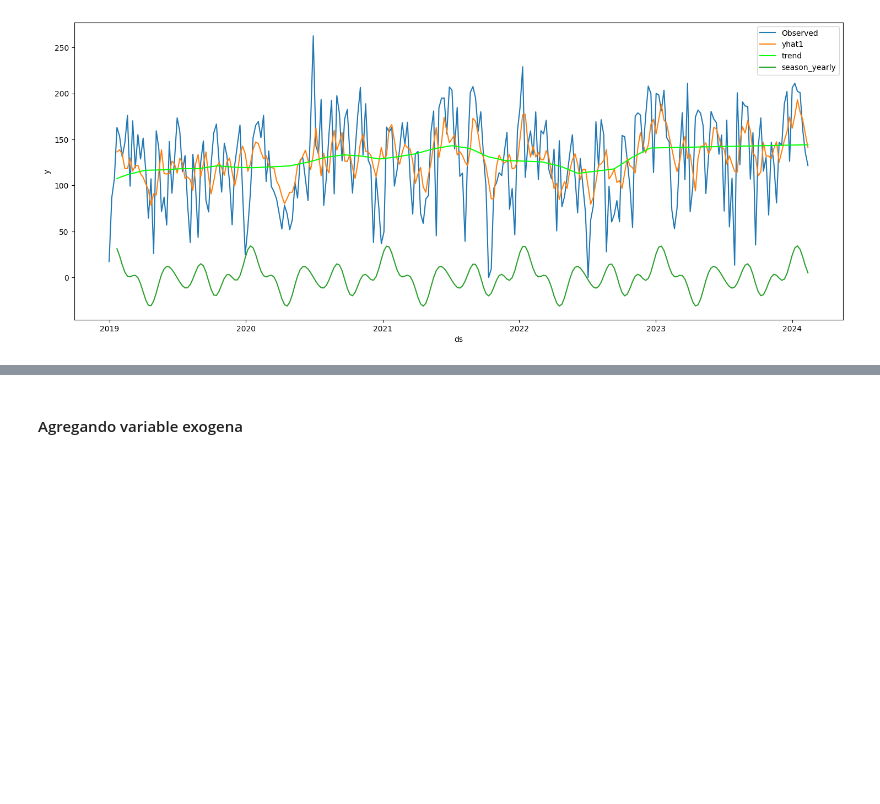
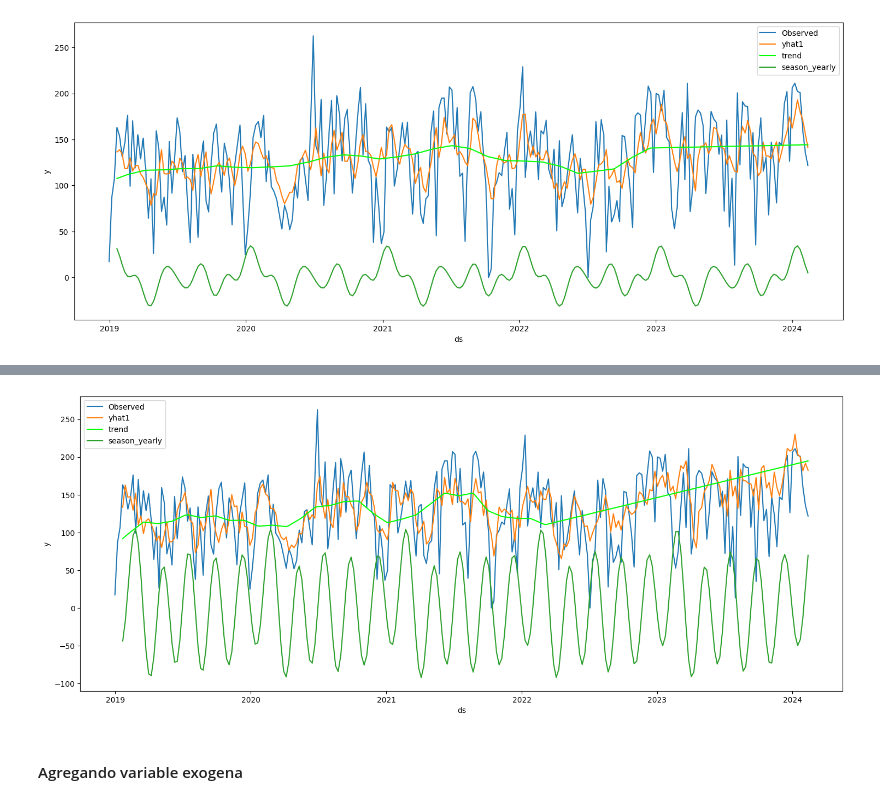
Before and after one commit to Jeslome/Series-de-Tiempo-Univariadas, a Jupyter notebook: NeuralProphet_Ivan.ipynb, the cells around one changed output, grey strips where cells are left out. Drawn from its saved outputs; the diff is of its cells as text; code cells hidden in the pictures; blank space fills up the shorter version.

```diff
--- a/NeuralProphet_Ivan.ipynb
+++ b/NeuralProphet_Ivan.ipynb
@@ -280,0 +296,11 @@ fig=df_residuals.plot(x="ds", y="residuals", figsize=(18,6))
+# %%
+metrics_train = pd.DataFrame(columns=METRICS)
+metrics_test = pd.DataFrame(columns=METRICS_VAL)
+
+for df_train, df_test in folds:
+    m = NeuralProphet(**params)
+    m.set_plotting_backend("plotly-static")
+    train = m.fit(df=df_train, freq="W-MON")
+    test = m.test(df=df_test)
+    metrics_train = pd.concat([metrics_train, train[METRICS].iloc[[-1]]])
+    metrics_test = pd.concat([metrics_test, test[METRICS_VAL].iloc[[-1]]])
@@ -419,0 +538,14 @@ plt.show()
+# %%
+m2=NeuralProphet(
+    n_changepoints=30,
+    yearly_seasonality=True,
+    n_lags=3,)
+
+# Agregamos componente estacional mensual
+m2 = m2.add_seasonality('quarterly', period=16.875, fourier_order=8)  #fourier_order=21
+# %%
+#Entrenamos el modelo
+metrics_train2 = m2.fit(df=df_train, freq="W-MON")
+metrics_test2 = m2.test(df=df_test)
+
+metrics_test2
@@ -419,0 +575,3 @@ plt.show()
+# %%
+forecast2=m2.predict(npivan[["ds","y"]],)
+forecast2
@@ -420,3 +597,11 @@ plt.show()
+# %%
+sns.lineplot(data=forecast2, x="ds", y="y", label="Observed")
+sns.lineplot(data=forecast2, x="ds", y="yhat1", label="yhat1")
+sns.lineplot(data=forecast2, x="ds", y="trend", label="trend",  color="lime")
+sns.lineplot(data=forecast2, x="ds", y="season_yearly", label="season_yearly")
+plt.show()
+# %% [output]
+[figure, added]
 # %% [markdown]
 #### Agregando variable exogena
 # %%
```
Also changed, not shown: parts of 16 cells of this notebook.
